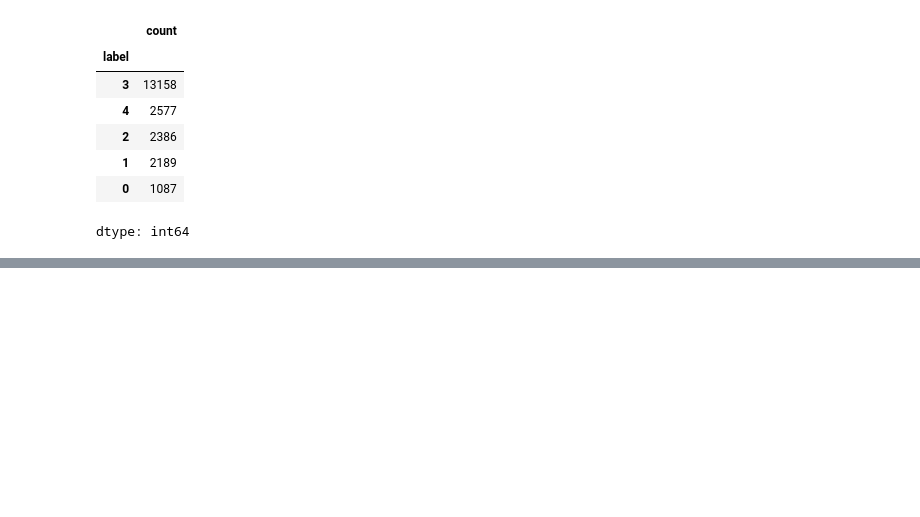
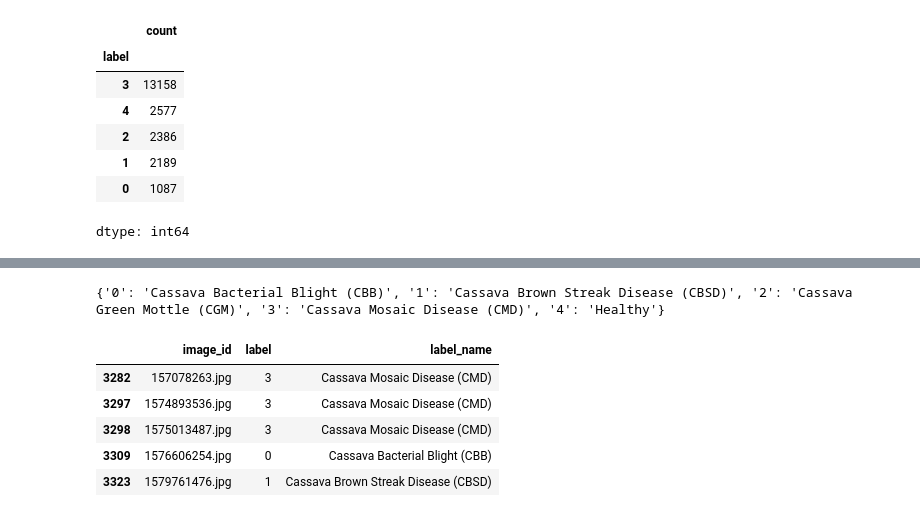
Before and after one commit to Rahman2007207/Crop-Disease-Image-Classification, a Jupyter notebook: CropDiseaseImageClassificationipynb.ipynb, the cells around one changed output, grey strips where cells are left out. Saved outputs shown, nothing was run; the diff lists cells and outputs as text; code cells hidden in the pictures; blank space fills up the shorter version.

```diff
--- a/CropDiseaseImageClassificationipynb.ipynb
+++ b/CropDiseaseImageClassificationipynb.ipynb
@@ -56,0 +73,13 @@ dtype: int64
+# %%
+import os
+
+
+
+image_dir = os.path.join(path, "crop_disease_dataset", "images")
+
+
+
+images = os.listdir(image_dir)
+
+print(images[:10])
+print(len(images))
@@ -56,0 +107,22 @@ dtype: int64
+# %%
+import json
+
+json_path = os.path.join(csv_path, "class_names.json")
+
+with open(json_path, "r") as f:
+    label_map = json.load(f)
+
+print(label_map)
+# %% [output]
+{'0': 'Cassava Bacterial Blight (CBB)', '1': 'Cassava Brown Streak Disease (CBSD)', '2': 'Cassava Green Mottle (CGM)', '3': 'Cassava Mosaic Disease (CMD)', '4': 'Healthy'}
+# %%
+df["label_name"] = df["label"].astype(str).map(label_map)
+
+df.head()
+# %% [output]
+|  | image_id | label | label_name |
+| 3282 | 157078263.jpg | 3 | Cassava Mosaic Disease (CMD) |
+| 3297 | 1574893536.jpg | 3 | Cassava Mosaic Disease (CMD) |
+| 3298 | 1575013487.jpg | 3 | Cassava Mosaic Disease (CMD) |
+| 3309 | 1576606254.jpg | 0 | Cassava Bacterial Blight (CBB) |
+| 3323 | 1579761476.jpg | 1 | Cassava Brown Streak Disease (CBSD) |
```
Also changed, not shown: parts of 34 cells of this notebook.
